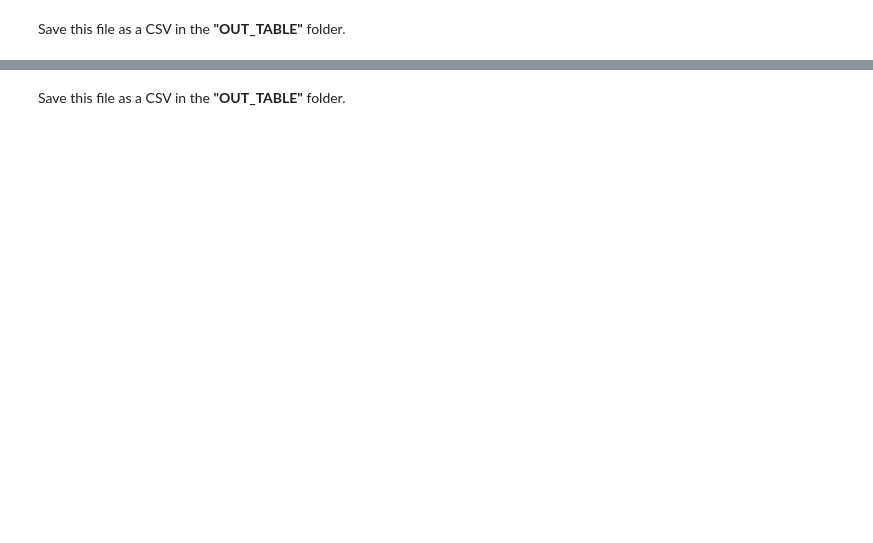
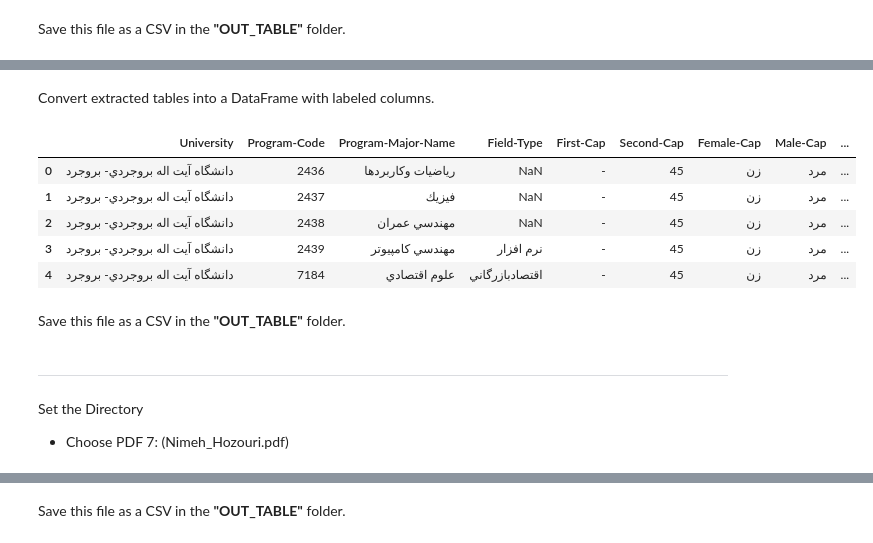
Before and after one commit to Mahan-Rezaeiii/Digitization-Document, a Jupyter notebook: 1.CODE/2.main.ipynb, the cells around one changed output, grey strips where cells are left out. Drawn from its saved outputs; the diff is of its cells as text; code cells hidden in the pictures; blank space fills up the shorter version.

```diff
--- a/1.CODE/2.main.ipynb
+++ b/1.CODE/2.main.ipynb
@@ -363,0 +716,33 @@ The following image shows an example of how I iterate through the rows:
+# %%
+page_list6 = []
+
+for page in range(1,12):
+    content = tabula.read_pdf(PDF6, lattice = False,
+                               guess = False, columns = [205, 233, 261, 290, 318, 389, 531],
+                              pandas_options = {'header': None}, pages = str(page))[0]
+    university = ''
+
+    for idx, col in content.iterrows():
+
+        if str(col[7]).isdigit():
+            university = find_university(page, idx, uni_headers6)
+            row_list = list(col.values)
+            row_list += [university]
+            row_list.reverse()
+
+            if page == 1 and row_list[1] == "2442" or row_list[1] == "2448" or row_list[1] == "2451":
+                row_list[8] = "محل تحصيل مركزآموزش عالي محلات-فاقـدخوابگاه وامكانـات رفاهي"
+            if page == 3 and row_list[1] == "2536":
+                row_list[3] = "اتمی، حالت جامد، مولکولی"
+            if page == 5 and row_list[1] == "2652":
+                row_list[3] = "الكترونيك, قدرت, كنترل, مخابرات"
+            if page == 8 and row_list[1] == "2812":
+                row_list[3] = "الكترونيك, قدرت, كنترل, مخابرات"
+            if page == 10 and row_list[1] == "2941":
+                row_list[2] = "کاردانی علمی کاربردی ماشینهای کشاورزی-مکانیزاسیون ماشینهای کشاورزی"
+            if page == 11 and row_list[1] == "7330":
+                row_list[8] = "كــارداني مــديريت صــنعت جهــانگردي-گــرايش مــديريت جهانگردي"
+
+            if page == 1 and idx < 23:
+                print(idx, row_list) # Test
+            page_list6.append(row_list)
@@ -363,0 +755,16 @@ The following image shows an example of how I iterate through the rows:
+# %% [markdown]
+Convert extracted tables into a DataFrame with labeled columns.
+# %%
+df6 = pd.DataFrame(page_list6, columns = ['University', 'Program-Code', 'Program-Major-Name', 'Field-Type',
+                               'First-Cap', 'Second-Cap', 'Female-Cap', 'Male-Cap', 'Description'])
+
+df6.head(5) # Test
+# %% [output]
+|  | University | Program-Code | Program-Major-Name | Field-Type | First-Cap | Second-Cap | Female-Cap | Male-Cap | ... |
+| 0 | دانشگاه آيت اله بروجردي- بروجرد | 2436 | رياضيات وكاربردها | NaN | - | 45 | زن | مرد | ... |
+| 1 | دانشگاه آيت اله بروجردي- بروجرد | 2437 | فيزيك | NaN | - | 45 | زن | مرد | ... |
+| 2 | دانشگاه آيت اله بروجردي- بروجرد | 2438 | مهندسي عمران | NaN | - | 45 | زن | مرد | ... |
+| 3 | دانشگاه آيت اله بروجردي- بروجرد | 2439 | مهندسي كامپيوتر | نرم افزار | - | 45 | زن | مرد | ... |
+| 4 | دانشگاه آيت اله بروجردي- بروجرد | 7184 | علوم اقتصادي | اقتصادبازرگاني | - | 45 | زن | مرد | ... |
+# %% [markdown]
+Save this file as a CSV in the **"OUT_TABLE"** folder.
@@ -363,0 +774,5 @@ The following image shows an example of how I iterate through the rows:
+# %% [markdown]
+---
+
+Set the Directory
+- Choose PDF 7: (Nimeh_Hozouri.pdf)
```
Also changed, not shown: parts of 90 cells of this notebook.
